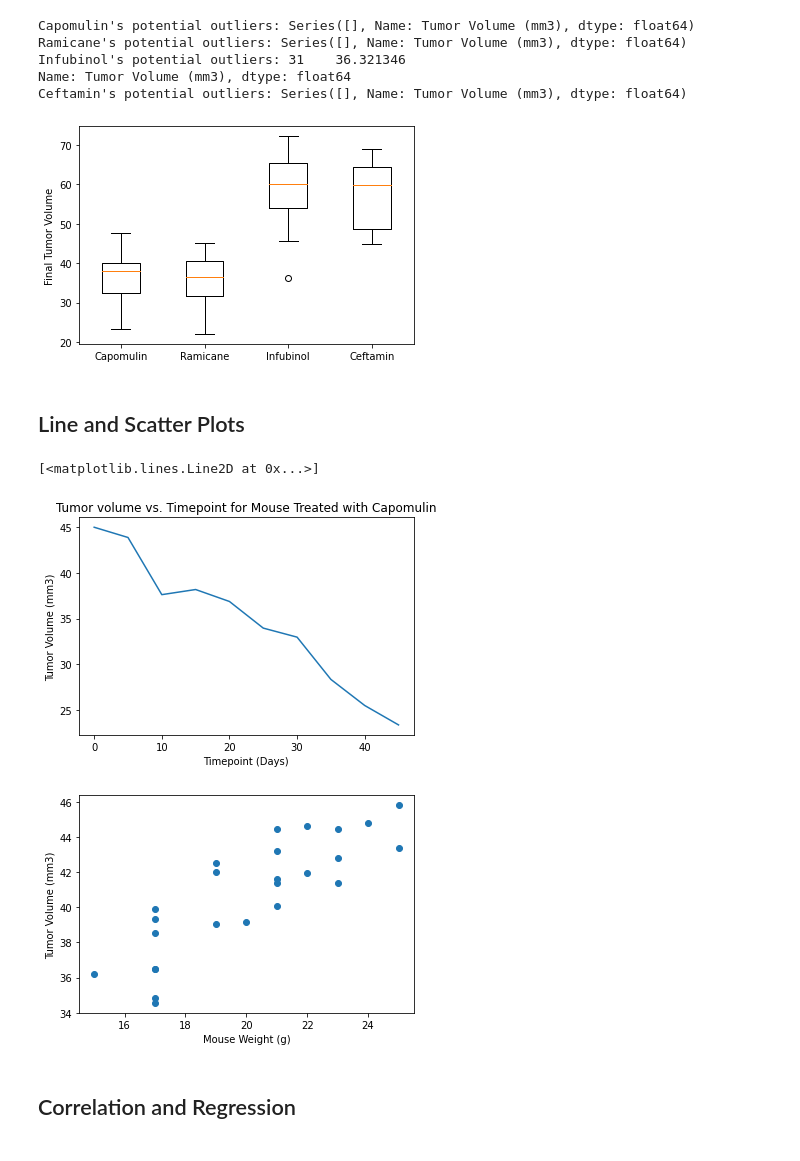
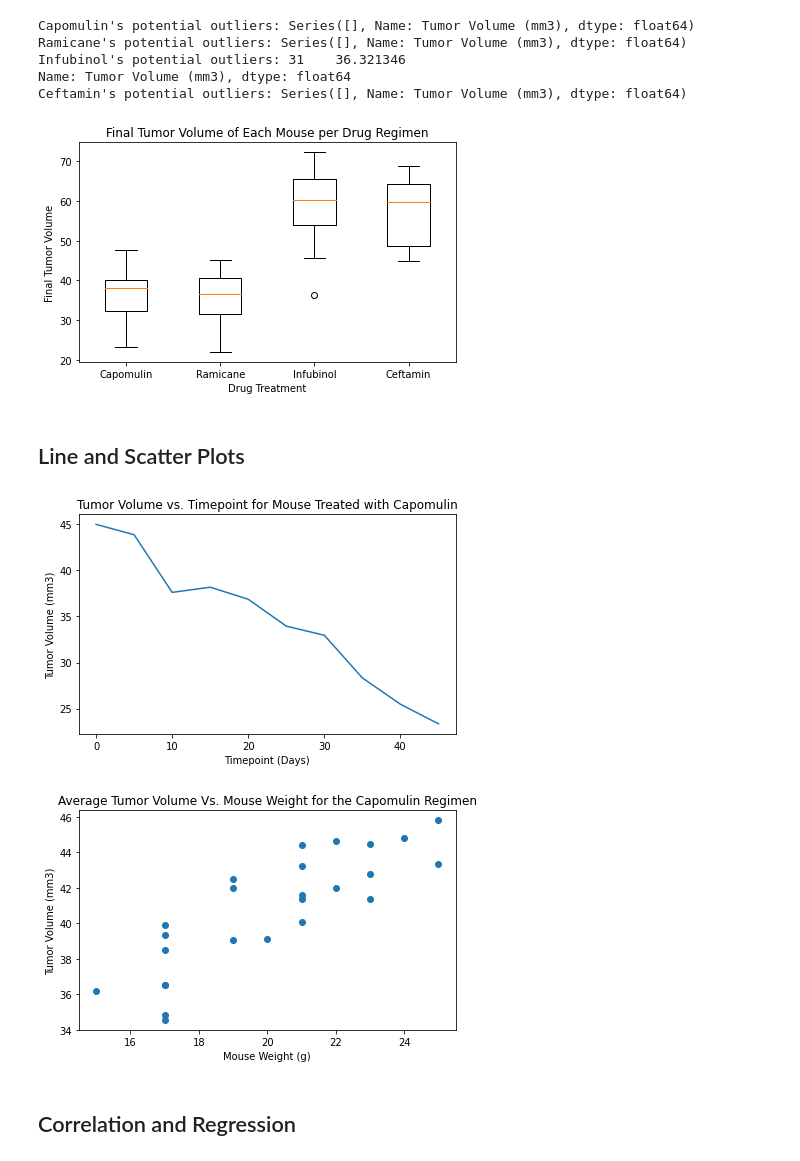
Before and after one commit to Barlow0471/MatplotlibHW, a Jupyter notebook: pymaceuticals_starter.ipynb, the cells around one changed output. Cells and saved outputs as stored; diff of their text form; code cells hidden in the pictures.

```diff
--- a/pymaceuticals_starter.ipynb
+++ b/pymaceuticals_starter.ipynb
@@ -241,23 +235,25 @@ Ceftamin's potential outliers: Series([], Name: Tumor Volume (mm3), dtype: float
 # Generate a box plot of the final tumor volume of each mouse across four regimens of interest
 plt.boxplot(tumor_vol_data, labels = treatments)
 plt.ylabel('Final Tumor Volume')
-plt.show()
+plt.xlabel('Drug Treatment')
+plt.title("Final Tumor Volume of Each Mouse per Drug Regimen")
+plt.tight_layout()
 # %% [output]
-[figure, old version]
+[figure, new version]
 # %% [markdown]
 ## Line and Scatter Plots
 # %%
 # Generate a line plot of tumor volume vs. time point for a mouse treated with Capomulin
 capomulin_data = clean_df.loc[clean_df['Drug Regimen'] == 'Capomulin']
 capomulin_data
 capomulin_mouse = capomulin_data.loc[capomulin_data['Mouse ID'] == 's185']
 plt.xlabel('Timepoint (Days)')
 plt.ylabel('Tumor Volume (mm3)')
-plt.title('Tumor volume vs. Timepoint for Mouse Treated with Capomulin')
+plt.title('Tumor Volume vs. Timepoint for Mouse Treated with Capomulin')
 plt.plot(capomulin_mouse['Timepoint'], capomulin_mouse['Tumor Volume (mm3)'])
+plt.tight_layout()
 # %% [output]
-[<matplotlib.lines.Line2D at 0x...>]
-[figure, old version]
+[figure, new version]
 # %%
 # Generate a scatter plot of average tumor volume vs. mouse weight for the Capomulin regimen
 capomulin_data = clean_df.loc[clean_df['Drug Regimen'] == 'Capomulin']
@@ -265,9 +261,10 @@ avg_tumor_volume = capomulin_data.groupby(['Mouse ID']).mean()
 plt.scatter(avg_tumor_volume['Weight (g)'], avg_tumor_volume['Tumor Volume (mm3)'])
 plt.xlabel('Mouse Weight (g)')
 plt.ylabel('Tumor Volume (mm3)')
-plt.show()
+plt.title('Average Tumor Volume Vs. Mouse Weight for the Capomulin Regimen')
+plt.tight_layout()
 # %% [output]
-[figure, old version]
+[figure, new version]
 # %% [markdown]
 ## Correlation and Regression
 # %%
```
Also changed, not shown: parts of 9 cells of this notebook.
